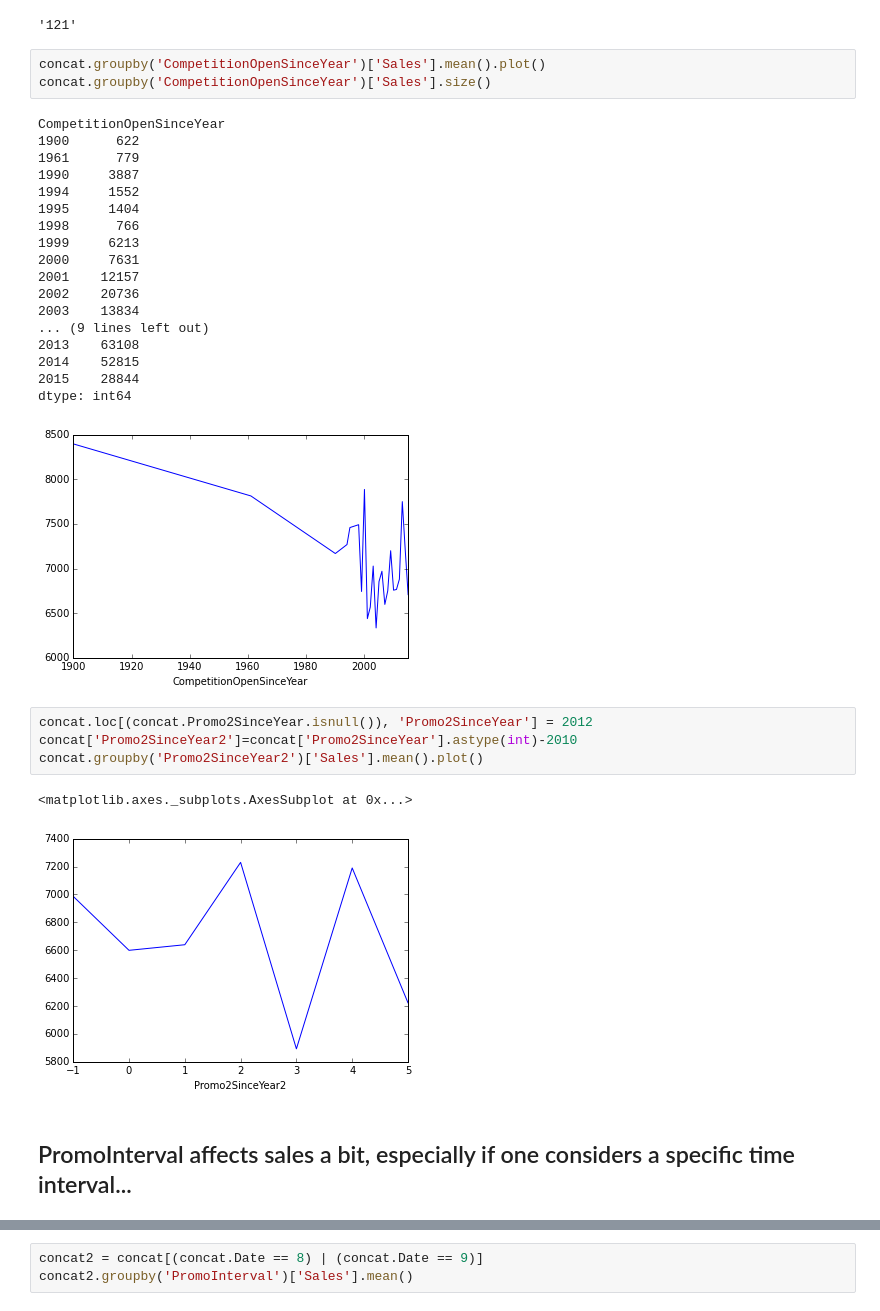
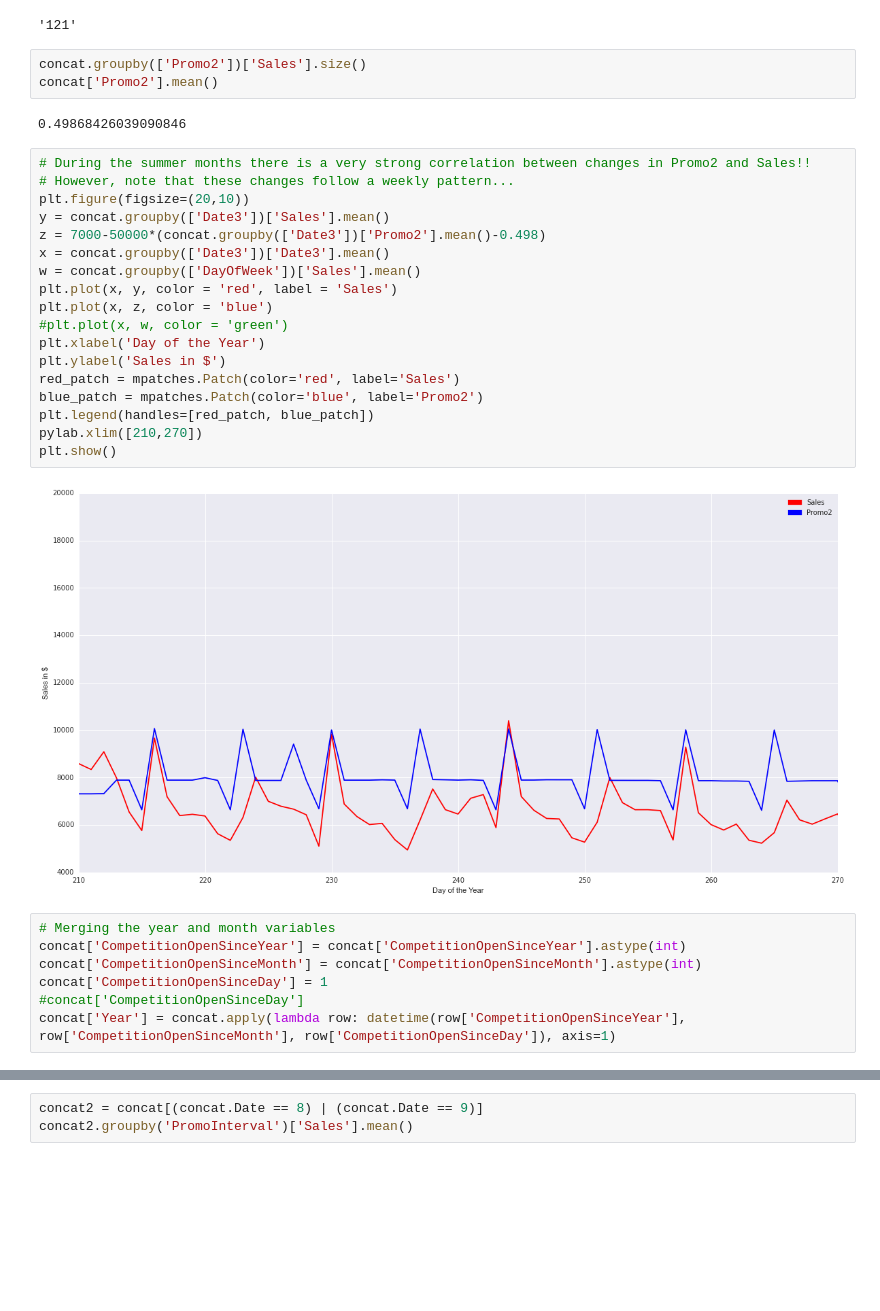
Before and after one commit to DarioMarrocchelli/DSI-Capstone-Project, a Jupyter notebook: DataExploration.ipynb, the cells around one changed output, grey strips where cells are left out. Cells and saved outputs as stored; diff of their text form; blank space fills up the shorter version.

```diff
--- a/DataExploration.ipynb
+++ b/DataExploration.ipynb
@@ -251,34 +252,35 @@ date_test = datetime.date(2018,05,01)
 date_test.strftime('%j')
 # %% [output]
 '121'
-# %%
-concat.groupby('CompetitionOpenSinceYear')['Sales'].mean().plot()
-concat.groupby('CompetitionOpenSinceYear')['Sales'].size()
-# %% [output]
-CompetitionOpenSinceYear
-1900      622
-1961      779
-1990     3887
-1994     1552
-1995     1404
-1998      766
-1999     6213
-2000     7631
-2001    12157
-2002    20736
-2003    13834
-... (9 lines left out)
-2013    63108
-2014    52815
-2015    28844
-dtype: int64
-[figure, removed]
-# %%
-concat.loc[(concat.Promo2SinceYear.isnull()), 'Promo2SinceYear'] = 2012
-concat['Promo2SinceYear2']=concat['Promo2SinceYear'].astype(int)-2010
-concat.groupby('Promo2SinceYear2')['Sales'].mean().plot()
-# %% [output]
-<matplotlib.axes._subplots.AxesSubplot at 0x...>
-[figure, removed]
-# %% [markdown]
-## PromoInterval affects sales a bit, especially if one considers a specific time interval...
+# %%
+concat.groupby(['Promo2'])['Sales'].size()
+concat['Promo2'].mean()
+# %% [output]
+0.49868426039090846
+# %%
+# During the summer months there is a very strong correlation between changes in Promo2 and Sales!!
+# However, note that these changes follow a weekly pattern...
+plt.figure(figsize=(20,10))
+y = concat.groupby(['Date3'])['Sales'].mean()
+z = 7000-50000*(concat.groupby(['Date3'])['Promo2'].mean()-0.498)
+x = concat.groupby(['Date3'])['Date3'].mean()
+w = concat.groupby(['DayOfWeek'])['Sales'].mean()
+plt.plot(x, y, color = 'red', label = 'Sales')
+plt.plot(x, z, color = 'blue')
+#plt.plot(x, w, color = 'green')
+plt.xlabel('Day of the Year')
+plt.ylabel('Sales in $')
+red_patch = mpatches.Patch(color='red', label='Sales')
+blue_patch = mpatches.Patch(color='blue', label='Promo2')
+plt.legend(handles=[red_patch, blue_patch])
+pylab.xlim([210,270])
+plt.show()
+# %% [output]
+[figure, added]
+# %%
+# Merging the year and month variables
+concat['CompetitionOpenSinceYear'] = concat['CompetitionOpenSinceYear'].astype(int)
+concat['CompetitionOpenSinceMonth'] = concat['CompetitionOpenSinceMonth'].astype(int)
+concat['CompetitionOpenSinceDay'] = 1
+#concat['CompetitionOpenSinceDay']
+concat['Year'] = concat.apply(lambda row: datetime(row['CompetitionOpenSinceYear'], row['CompetitionOpenSinceMonth'], row['CompetitionOpenSinceDay']), axis=1)
```
Also changed, not shown: parts of 14 cells of this notebook.
